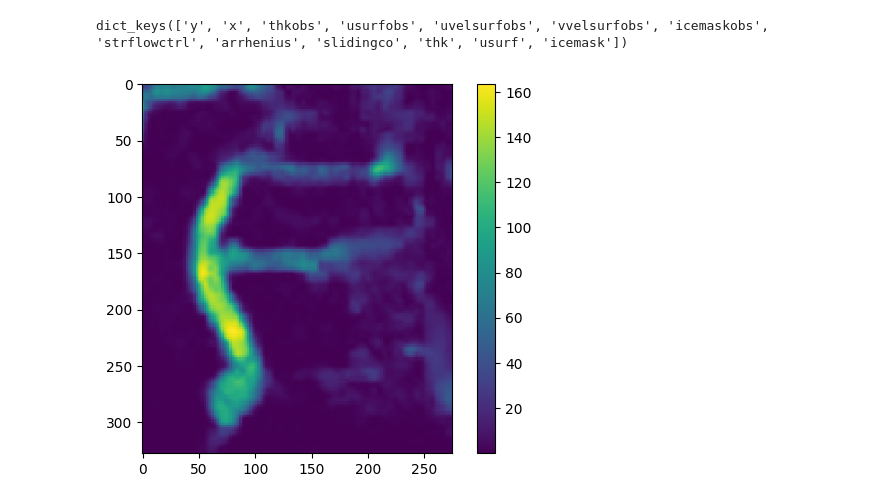
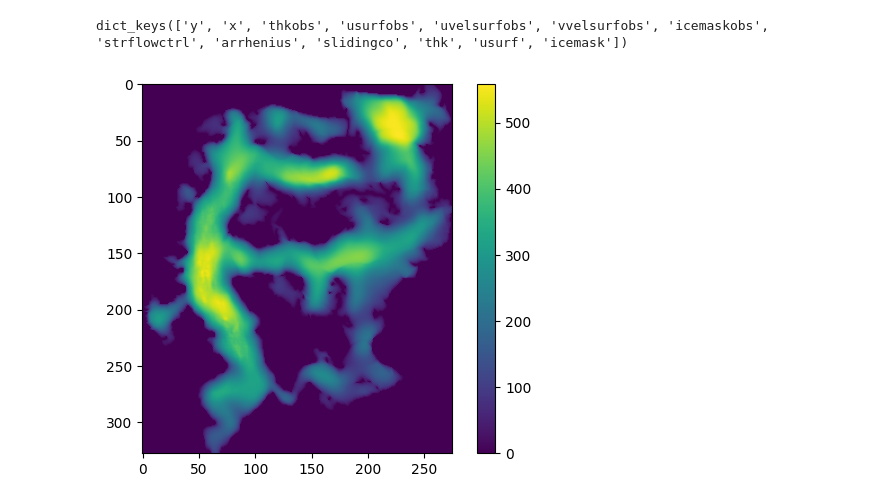
Before and after one commit to ethan-pierce/igm-alpine, a Jupyter notebook: mendenhall/inverse/outputs-cfsflow50/explore-output.ipynb, the cells around one changed output. Cells and saved outputs as stored; diff of their text form; code cells hidden in the pictures.

```diff
--- a/mendenhall/inverse/outputs-cfsflow50/explore-output.ipynb
+++ b/mendenhall/inverse/outputs-cfsflow50/explore-output.ipynb
@@ -10,8 +10,8 @@ geology.variables.keys()
 # %% [output]
 dict_keys(['y', 'x', 'thkobs', 'usurfobs', 'uvelsurfobs', 'vvelsurfobs', 'icemaskobs', 'strflowctrl', 'arrhenius', 'slidingco', 'thk', 'usurf', 'icemask'])
 # %%
-im = plt.imshow(optimize['velsurfobs_mag'][-1])
+im = plt.imshow(optimize['thk'][-1])
 plt.colorbar(im)
 plt.show()
 # %% [output]
-[figure, old version]
+[figure, new version]
```
